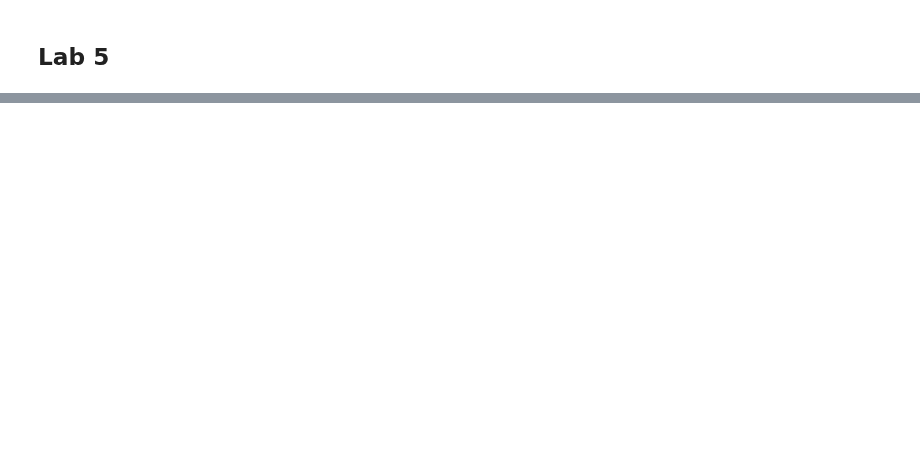
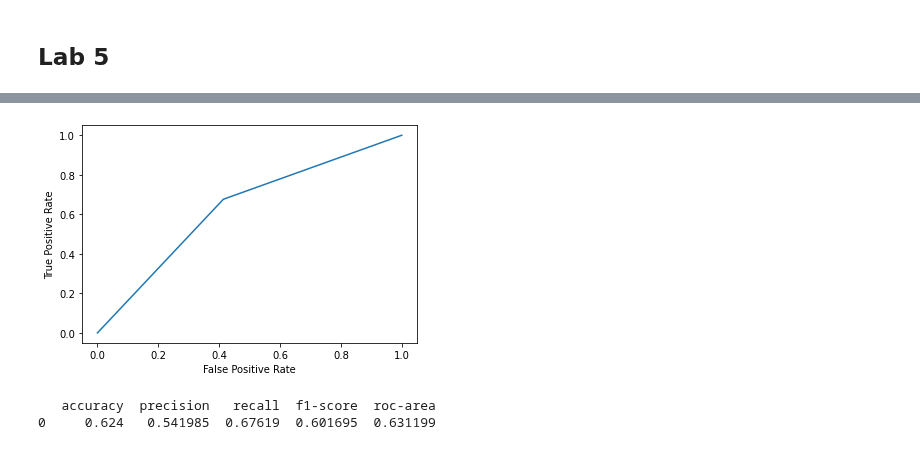
Before and after one commit to lascha212/F21DL, a Jupyter notebook: labs.ipynb, the cells around one changed output, grey strips where cells are left out. Saved outputs shown, nothing was run; the diff lists cells and outputs as text; code cells hidden in the pictures; blank space fills up the shorter version.

```diff
--- a/labs.ipynb
+++ b/labs.ipynb
@@ -380,0 +405,12 @@ getMetrics(y_test, multi_nom_y_pred)
+# %%
+from sklearn.naive_bayes import BernoulliNB
+
+benoulli_nb = BernoulliNB(alpha=1.0, fit_prior=False)
+benoulli_nb.fit(X_train, y_train)
+benoulli_nb_pred = benoulli_nb.predict(X_test)
+
+getMetrics(y_test, benoulli_nb_pred)
+# %% [output]
+[figure, added]
+   accuracy  precision   recall  f1-score  roc-area
+0     0.624   0.541985  0.67619  0.601695  0.631199
```
Also changed, not shown: parts of 15 cells of this notebook.
